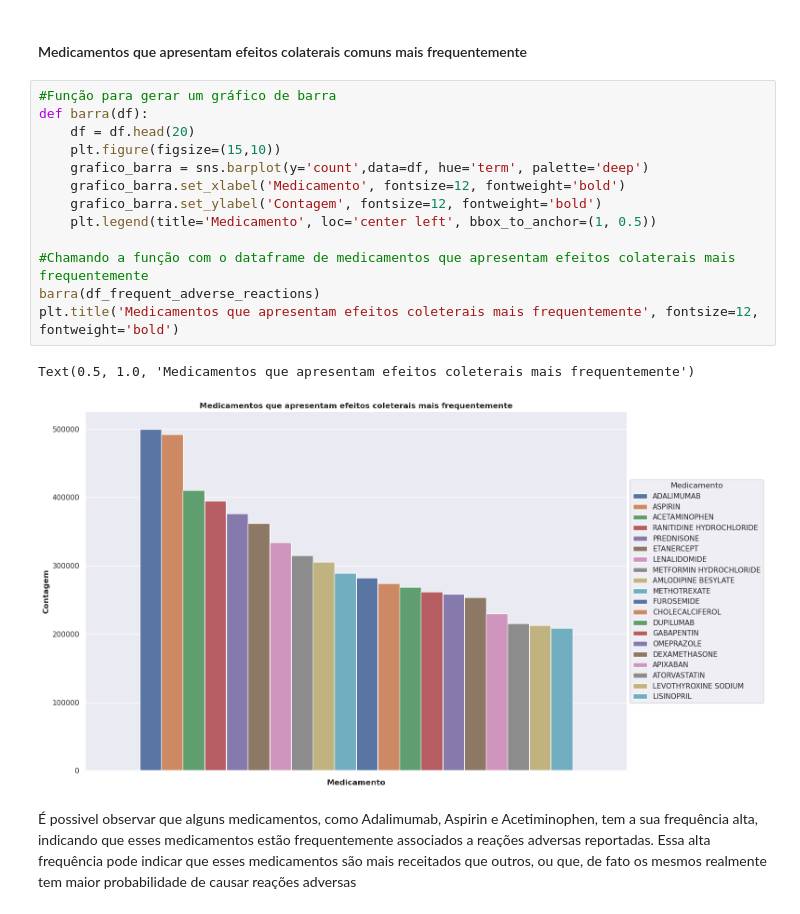
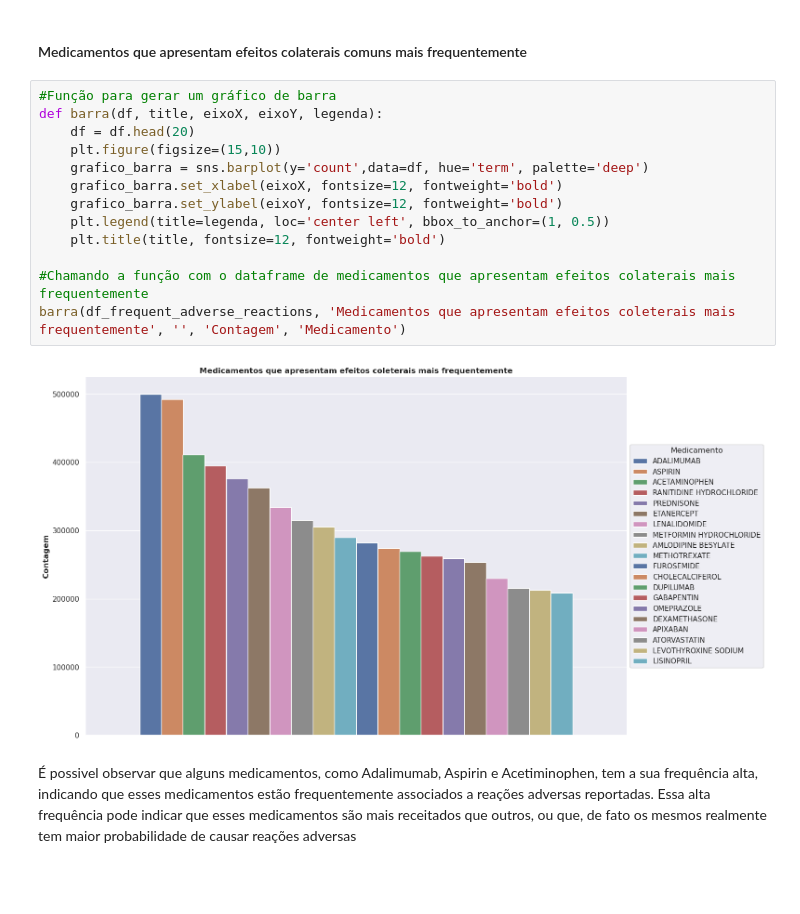
Before and after one commit to guipereira2/Desafio_Aleon, a Jupyter notebook: notebook.ipynb, the cells around one changed output. Cells and saved outputs as stored; diff of their text form; blank space fills up the shorter version.

```diff
--- a/notebook.ipynb
+++ b/notebook.ipynb
@@ -135,20 +135,19 @@ sns.set(
 #### Medicamentos que apresentam efeitos colaterais comuns mais frequentemente
 # %%
 #Função para gerar um gráfico de barra
-def barra(df):
+def barra(df, title, eixoX, eixoY, legenda):
     df = df.head(20)
     plt.figure(figsize=(15,10))
     grafico_barra = sns.barplot(y='count',data=df, hue='term', palette='deep')
-    grafico_barra.set_xlabel('Medicamento', fontsize=12, fontweight='bold')
-    grafico_barra.set_ylabel('Contagem', fontsize=12, fontweight='bold')
-    plt.legend(title='Medicamento', loc='center left', bbox_to_anchor=(1, 0.5))
+    grafico_barra.set_xlabel(eixoX, fontsize=12, fontweight='bold')
+    grafico_barra.set_ylabel(eixoY, fontsize=12, fontweight='bold')
+    plt.legend(title=legenda, loc='center left', bbox_to_anchor=(1, 0.5))
+    plt.title(title, fontsize=12, fontweight='bold')
 
 #Chamando a função com o dataframe de medicamentos que apresentam efeitos colaterais mais frequentemente
-barra(df_frequent_adverse_reactions)
-plt.title('Medicamentos que apresentam efeitos coleterais mais frequentemente', fontsize=12, fontweight='bold')
+barra(df_frequent_adverse_reactions, 'Medicamentos que apresentam efeitos coleterais mais frequentemente', '', 'Contagem', 'Medicamento')
 # %% [output]
-Text(0.5, 1.0, 'Medicamentos que apresentam efeitos coleterais mais frequentemente')
-[figure, old version]
+[figure, new version]
 # %% [markdown]
 É possivel observar que alguns medicamentos, como Adalimumab, Aspirin e Acetiminophen, tem a sua frequência alta, indicando que esses medicamentos estão frequentemente associados a reações adversas reportadas. Essa alta frequência pode indicar que esses medicamentos são mais receitados que outros, ou que, de fato os mesmos realmente tem maior probabilidade de causar reações adversas
 # %% [markdown]
```
Also changed, not shown: parts of 5 cells of this notebook.
